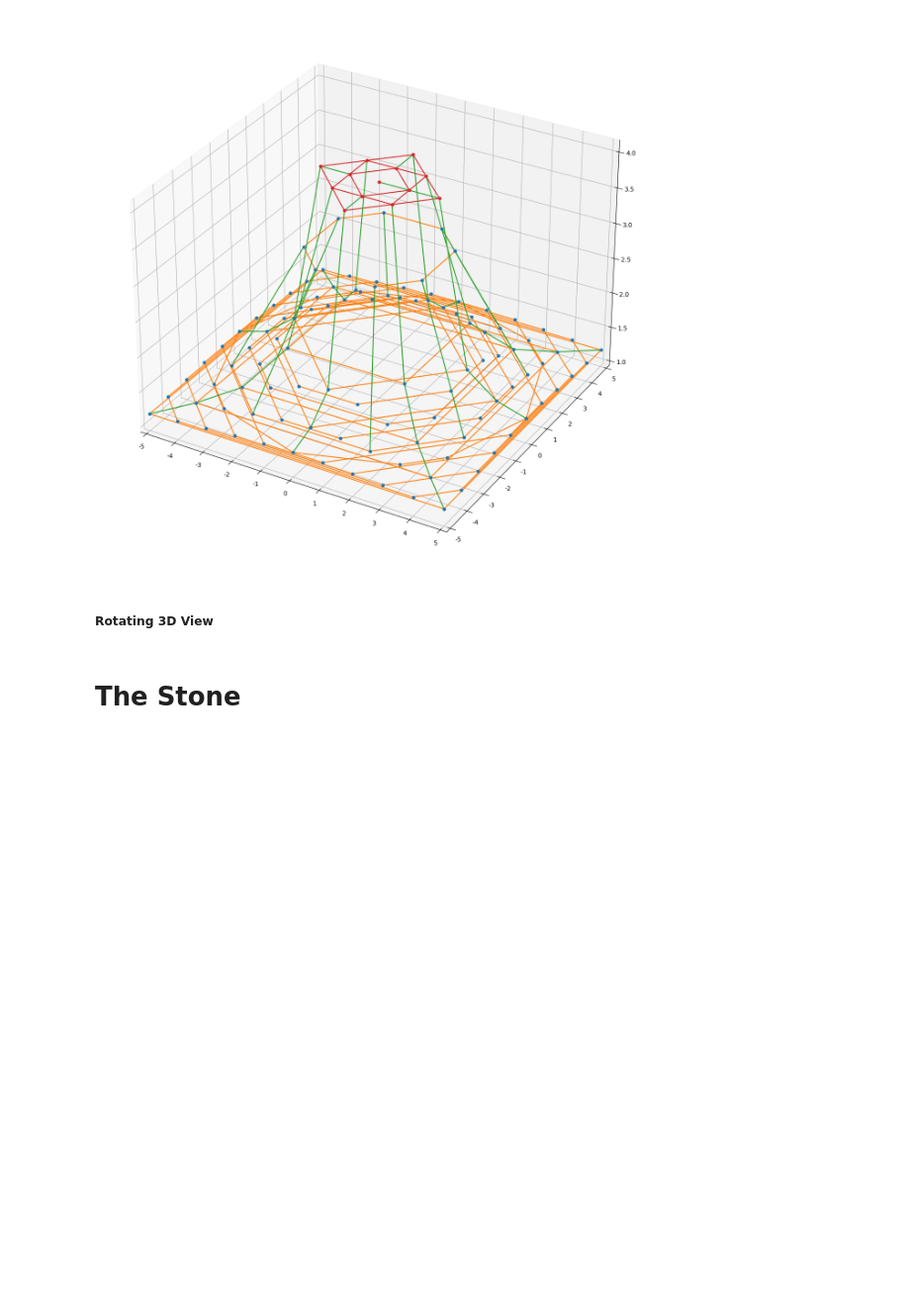
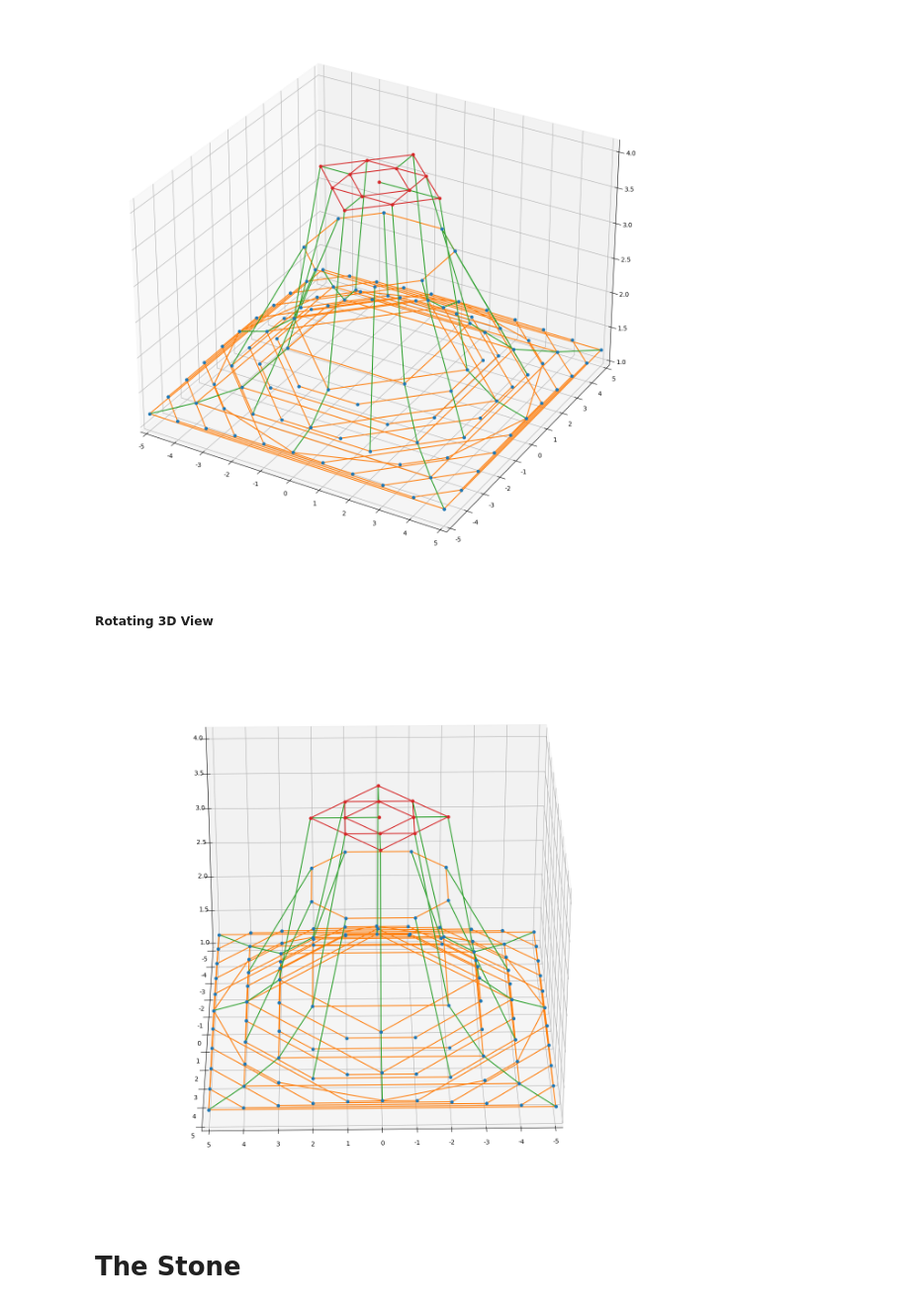
Before and after one commit to SimmeringRook/Cartographer, a Jupyter notebook: 36X/angular copy 2.ipynb, the cells around one changed output. Shown at 99% size. Saved outputs shown, nothing was run; the diff lists cells and outputs as text; code cells hidden in the pictures; blank space fills up the shorter version.

```diff
--- a/36X/angular copy 2.ipynb
+++ b/36X/angular copy 2.ipynb
@@ -667,24 +674,26 @@ plt.savefig(f'empty_lattice_with_curvature.jpg',bbox_inches='tight')
 # %%
 import matplotlib.animation as animation
 
-do_animation = False
+do_animation = True
 
 if do_animation:
     fig, ax = draw_layout_3D(empty_lattice)
 
     def get_next_angle(frame):
         current_angle = frame
         ax.view_init(30, current_angle)
 
     next_angle = get_next_angle
 
     anim = animation.FuncAnimation(fig, next_angle, frames=90)
 
     writer = animation.PillowWriter(fps=30)
     from pathlib import Path
     file = Path().absolute()
 
     anim.save(f'{file}\\rotating_embedded_lattice_with_phi.gif', writer=writer)
+# %% [output]
+[figure, added]
 # %% [markdown]
 # The Stone
 # %%
```
Also changed, not shown: parts of 8 cells of this notebook.
